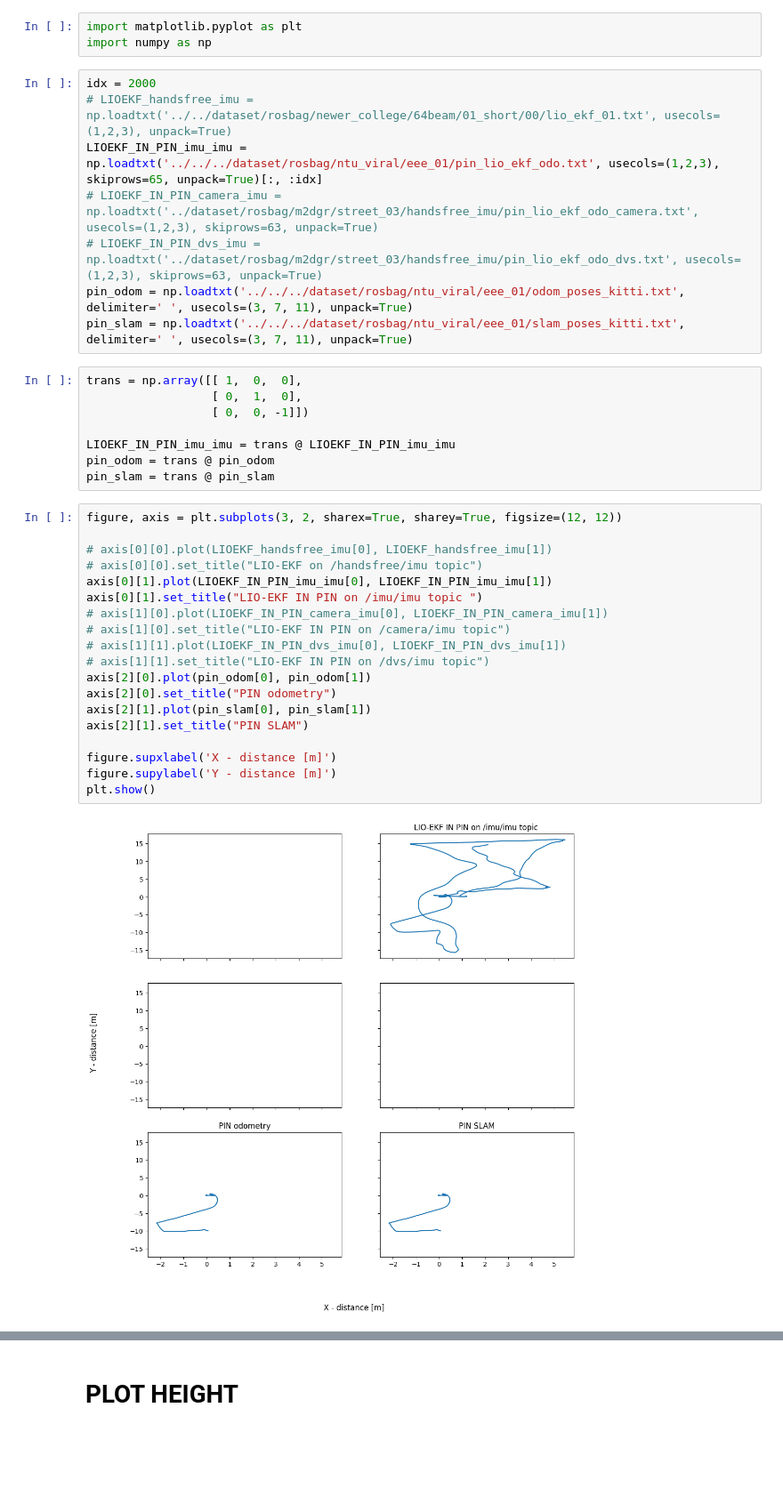
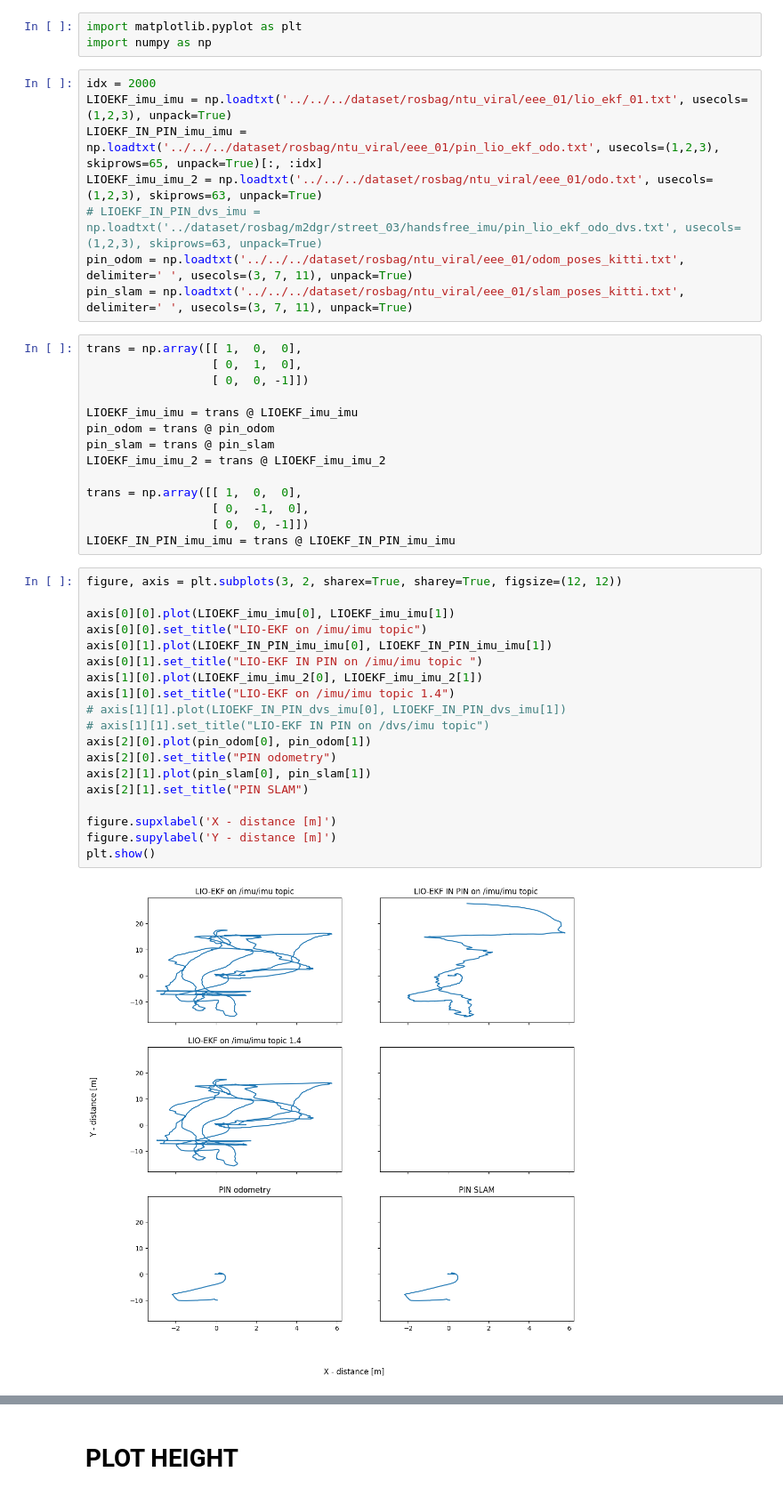
Before and after one commit to ohmohmpr/PINI, a Jupyter notebook: ohm/plot_path/NTU_VIRAL/eee/path_NTU_VIRAL_eee_01.ipynb, the cells around one changed output, grey strips where cells are left out. Shown at 89% size. Drawn from its saved outputs; the diff is of its cells as text; blank space fills up the shorter version.

```diff
--- a/ohm/plot_path/NTU_VIRAL/eee/path_NTU_VIRAL_eee_01.ipynb
+++ b/ohm/plot_path/NTU_VIRAL/eee/path_NTU_VIRAL_eee_01.ipynb
@@ -3,9 +3,9 @@ import matplotlib.pyplot as plt
 import numpy as np
 # %%
 idx = 2000
-# LIOEKF_handsfree_imu = np.loadtxt('../../dataset/rosbag/newer_college/64beam/01_short/00/lio_ekf_01.txt', usecols=(1,2,3), unpack=True)
+LIOEKF_imu_imu = np.loadtxt('../../../dataset/rosbag/ntu_viral/eee_01/lio_ekf_01.txt', usecols=(1,2,3), unpack=True)
 LIOEKF_IN_PIN_imu_imu = np.loadtxt('../../../dataset/rosbag/ntu_viral/eee_01/pin_lio_ekf_odo.txt', usecols=(1,2,3), skiprows=65, unpack=True)[:, :idx]
-# LIOEKF_IN_PIN_camera_imu = np.loadtxt('../dataset/rosbag/m2dgr/street_03/handsfree_imu/pin_lio_ekf_odo_camera.txt', usecols=(1,2,3), skiprows=63, unpack=True)
+LIOEKF_imu_imu_2 = np.loadtxt('../../../dataset/rosbag/ntu_viral/eee_01/odo.txt', usecols=(1,2,3), skiprows=63, unpack=True)
 # LIOEKF_IN_PIN_dvs_imu = np.loadtxt('../dataset/rosbag/m2dgr/street_03/handsfree_imu/pin_lio_ekf_odo_dvs.txt', usecols=(1,2,3), skiprows=63, unpack=True)
 pin_odom = np.loadtxt('../../../dataset/rosbag/ntu_viral/eee_01/odom_poses_kitti.txt', delimiter=' ', usecols=(3, 7, 11), unpack=True)
 pin_slam = np.loadtxt('../../../dataset/rosbag/ntu_viral/eee_01/slam_poses_kitti.txt', delimiter=' ', usecols=(3, 7, 11), unpack=True)
@@ -14,28 +14,34 @@ trans = np.array([[ 1,  0,  0],
                   [ 0,  1,  0],
                   [ 0,  0, -1]])
 
-LIOEKF_IN_PIN_imu_imu = trans @ LIOEKF_IN_PIN_imu_imu
+LIOEKF_imu_imu = trans @ LIOEKF_imu_imu
 pin_odom = trans @ pin_odom
 pin_slam = trans @ pin_slam
+LIOEKF_imu_imu_2 = trans @ LIOEKF_imu_imu_2
+
+trans = np.array([[ 1,  0,  0],
+                  [ 0,  -1,  0],
+                  [ 0,  0, -1]])
+LIOEKF_IN_PIN_imu_imu = trans @ LIOEKF_IN_PIN_imu_imu
 # %%
 figure, axis = plt.subplots(3, 2, sharex=True, sharey=True, figsize=(12, 12))
 
-# axis[0][0].plot(LIOEKF_handsfree_imu[0], LIOEKF_handsfree_imu[1])
-# axis[0][0].set_title("LIO-EKF on /handsfree/imu topic")
+axis[0][0].plot(LIOEKF_imu_imu[0], LIOEKF_imu_imu[1])
+axis[0][0].set_title("LIO-EKF on /imu/imu topic")
 axis[0][1].plot(LIOEKF_IN_PIN_imu_imu[0], LIOEKF_IN_PIN_imu_imu[1])
 axis[0][1].set_title("LIO-EKF IN PIN on /imu/imu topic ")
-# axis[1][0].plot(LIOEKF_IN_PIN_camera_imu[0], LIOEKF_IN_PIN_camera_imu[1])
-# axis[1][0].set_title("LIO-EKF IN PIN on /camera/imu topic")
+axis[1][0].plot(LIOEKF_imu_imu_2[0], LIOEKF_imu_imu_2[1])
+axis[1][0].set_title("LIO-EKF on /imu/imu topic 1.4")
 # axis[1][1].plot(LIOEKF_IN_PIN_dvs_imu[0], LIOEKF_IN_PIN_dvs_imu[1])
 # axis[1][1].set_title("LIO-EKF IN PIN on /dvs/imu topic")
 axis[2][0].plot(pin_odom[0], pin_odom[1])
 axis[2][0].set_title("PIN odometry")
 axis[2][1].plot(pin_slam[0], pin_slam[1])
 axis[2][1].set_title("PIN SLAM")
 
 figure.supxlabel('X - distance [m]')
 figure.supylabel('Y - distance [m]')
 plt.show()
 # %% [output]
-[figure, old version]
+[figure, new version]
 # %%
```
Also changed, not shown: parts of 8 cells of this notebook, 9 other files.
